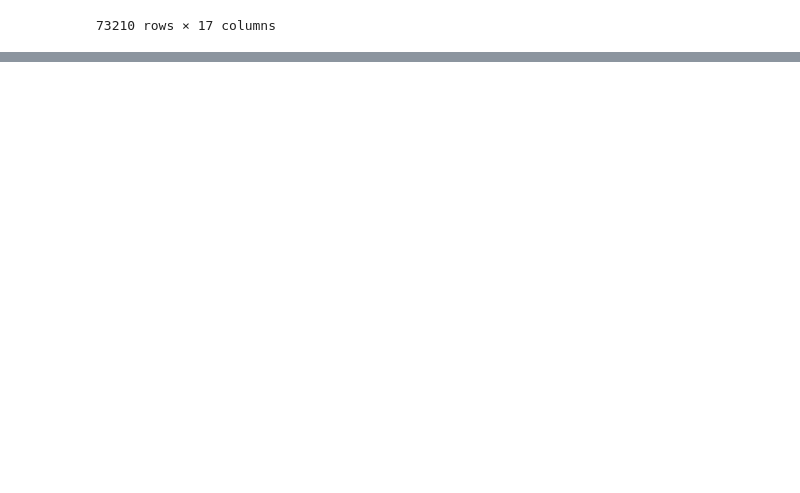
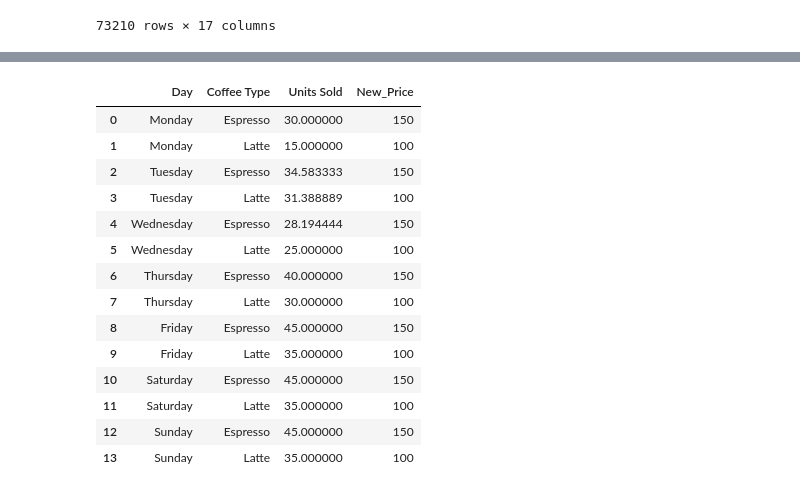
Before and after one commit to Ar3missss/pandas-project, a Jupyter notebook: practise.ipynb, the cells around one changed output, grey strips where cells are left out. Saved outputs shown, nothing was run; the diff lists cells and outputs as text; code cells hidden in the pictures; blank space fills up the shorter version.

```diff
--- a/practise.ipynb
+++ b/practise.ipynb
@@ -296,0 +356,3 @@ bios_new.loc[(bios_new['NOC_x'])!=(bios_new['region'])]
+# %%
+coffee['Units Sold'] = pd.to_numeric(coffee['Units Sold'], errors='coerce')
+coffee=coffee.fillna(coffee['Units Sold'].mean())
@@ -296,0 +377,24 @@ bios_new.loc[(bios_new['NOC_x'])!=(bios_new['region'])]
+# %%
+coffee_new=coffee.copy()
+# %%
+coffee_new.loc[[3,4],'Units Sold']=np.nan
+# %%
+coffee_new['Units Sold']=coffee_new['Units Sold'].interpolate()
+# %%
+coffee_new
+# %% [output]
+|  | Day | Coffee Type | Units Sold | New_Price |
+| 0 | Monday | Espresso | 30.000000 | 150 |
+| 1 | Monday | Latte | 15.000000 | 100 |
+| 2 | Tuesday | Espresso | 34.583333 | 150 |
+| 3 | Tuesday | Latte | 31.388889 | 100 |
+| 4 | Wednesday | Espresso | 28.194444 | 150 |
+| 5 | Wednesday | Latte | 25.000000 | 100 |
+| 6 | Thursday | Espresso | 40.000000 | 150 |
+| 7 | Thursday | Latte | 30.000000 | 100 |
+| 8 | Friday | Espresso | 45.000000 | 150 |
+| 9 | Friday | Latte | 35.000000 | 100 |
+| 10 | Saturday | Espresso | 45.000000 | 150 |
+| 11 | Saturday | Latte | 35.000000 | 100 |
+| 12 | Sunday | Espresso | 45.000000 | 150 |
+| 13 | Sunday | Latte | 35.000000 | 100 |
```
Also changed, not shown: parts of 9 cells of this notebook.
